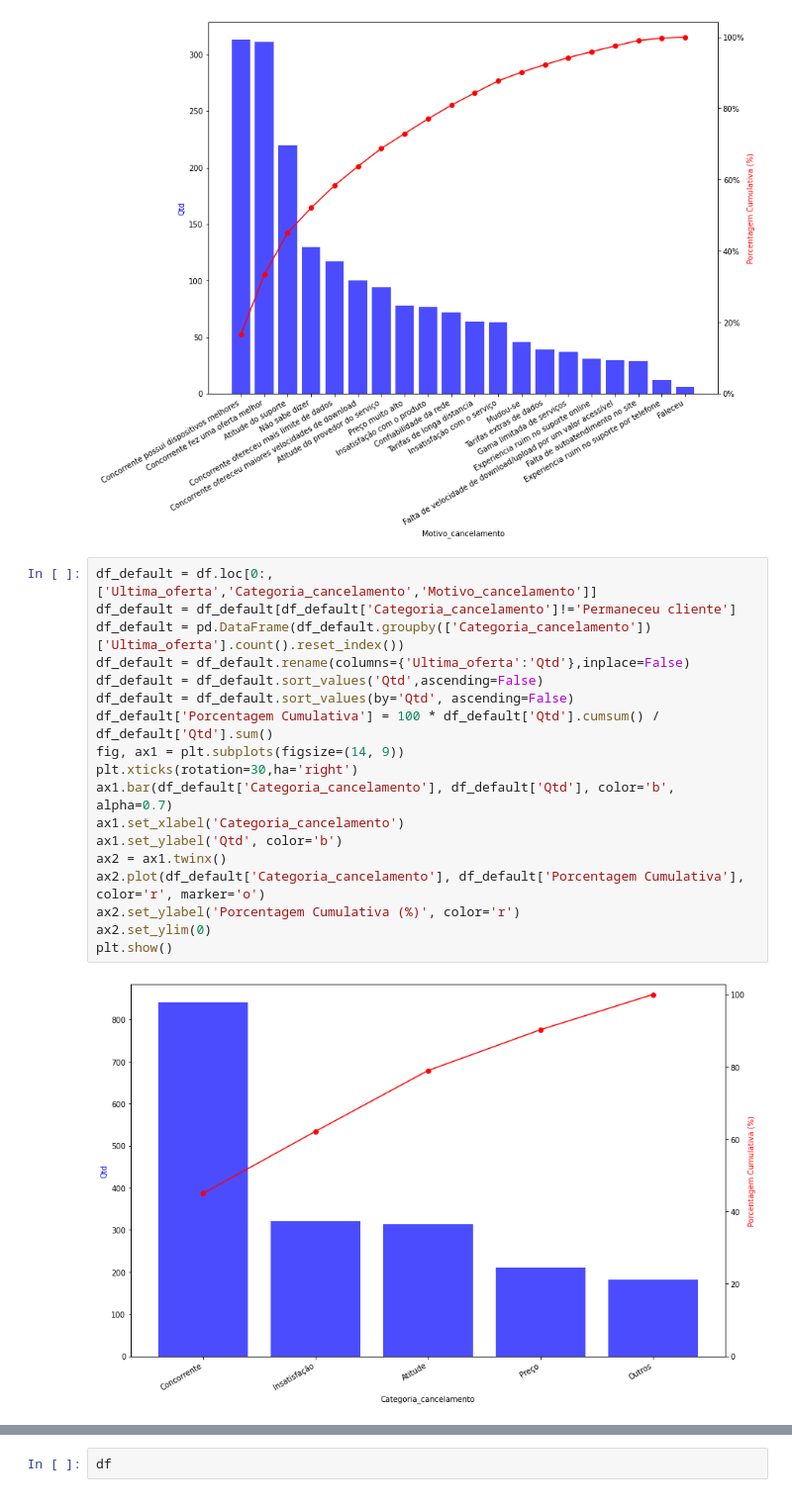
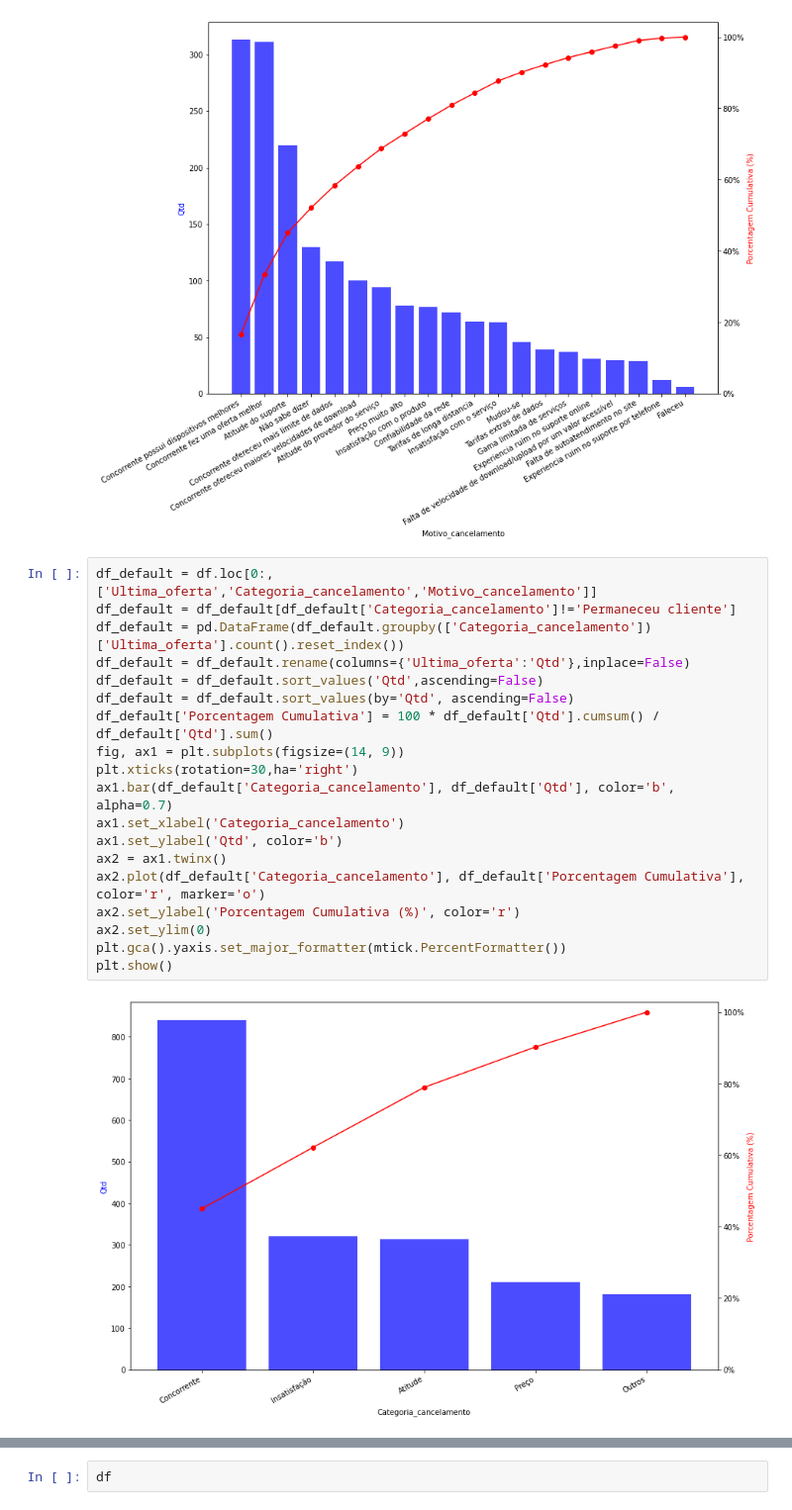
Before and after one commit to JuniorNS96/TCC, a Jupyter notebook: main.ipynb, the cells around one changed output, grey strips where cells are left out. Shown at 99% size. Saved outputs shown, nothing was run; the diff lists cells and outputs as text.

```diff
--- a/main.ipynb
+++ b/main.ipynb
@@ -1138,21 +1136,22 @@ plt.show()
 # %%
 df_default = df.loc[0:,['Ultima_oferta','Categoria_cancelamento','Motivo_cancelamento']]
 df_default = df_default[df_default['Categoria_cancelamento']!='Permaneceu cliente']
 df_default = pd.DataFrame(df_default.groupby(['Categoria_cancelamento'])['Ultima_oferta'].count().reset_index())
 df_default = df_default.rename(columns={'Ultima_oferta':'Qtd'},inplace=False)
 df_default = df_default.sort_values('Qtd',ascending=False)
 df_default = df_default.sort_values(by='Qtd', ascending=False)
 df_default['Porcentagem Cumulativa'] = 100 * df_default['Qtd'].cumsum() / df_default['Qtd'].sum()
 fig, ax1 = plt.subplots(figsize=(14, 9))
 plt.xticks(rotation=30,ha='right')
 ax1.bar(df_default['Categoria_cancelamento'], df_default['Qtd'], color='b', alpha=0.7)
 ax1.set_xlabel('Categoria_cancelamento')
 ax1.set_ylabel('Qtd', color='b')
 ax2 = ax1.twinx()
 ax2.plot(df_default['Categoria_cancelamento'], df_default['Porcentagem Cumulativa'], color='r', marker='o')
 ax2.set_ylabel('Porcentagem Cumulativa (%)', color='r')
 ax2.set_ylim(0)
+plt.gca().yaxis.set_major_formatter(mtick.PercentFormatter())
 plt.show()
 # %% [output]
-[figure, old version]
+[figure, new version]
 # %%
```
Also changed, not shown: parts of 7 cells of this notebook, 1 other file.
